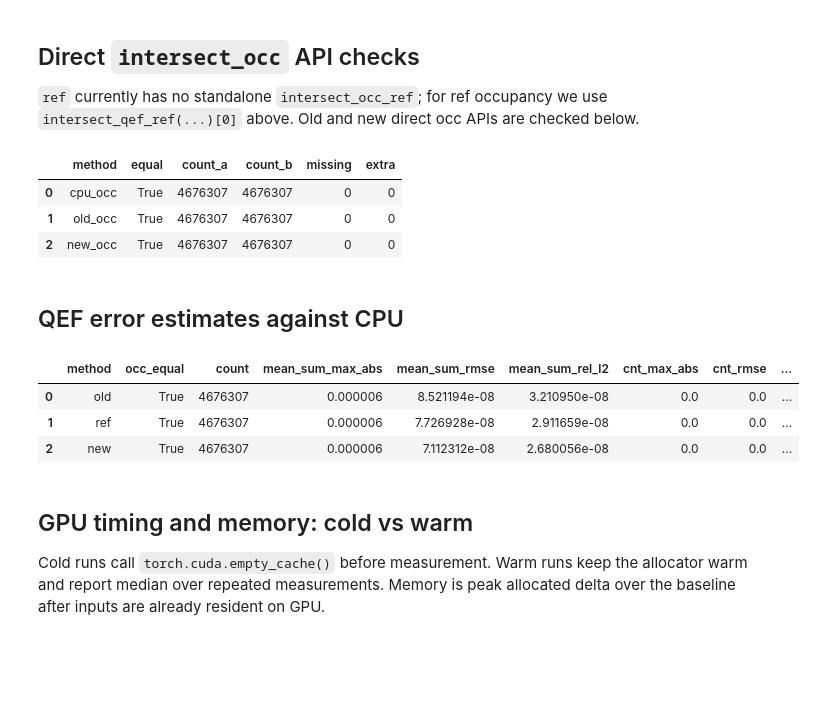
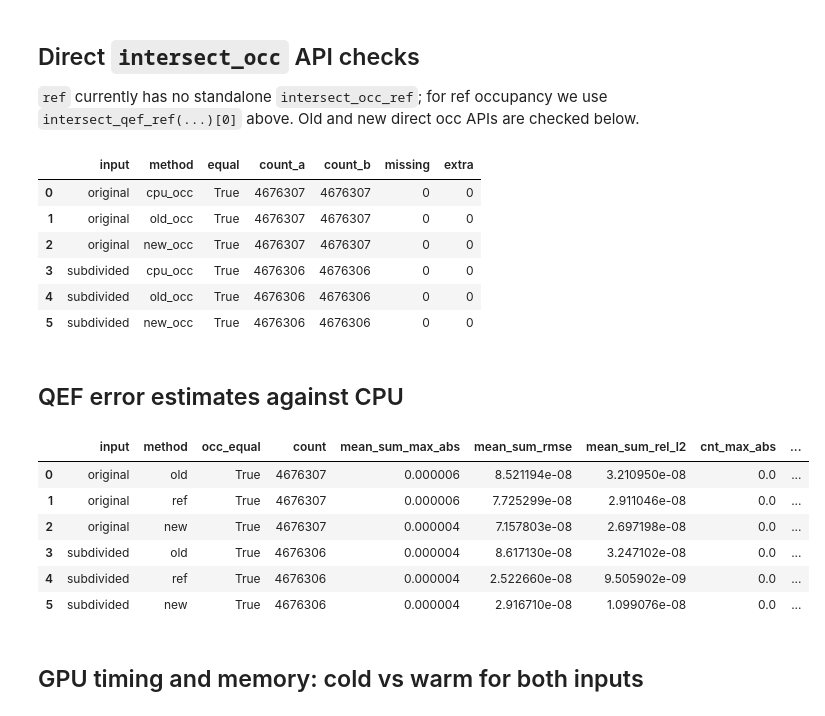
Before and after one commit to quantaji/o-voxel-gpu, a Jupyter notebook: notebooks/2026-06-27_01_intersect_qef_compare.ipynb, the cells around one changed output. Drawn from its saved outputs; the diff is of its cells as text; code cells hidden in the pictures; blank space fills up the shorter version.

```diff
--- a/notebooks/2026-06-27_01_intersect_qef_compare.ipynb
+++ b/notebooks/2026-06-27_01_intersect_qef_compare.ipynb
@@ -29,6 +29,8 @@ assert torch.cuda.is_available(), 'CUDA is required for this notebook'
 # GRID_SIZE = int(os.environ.get('FDG_GRID_SIZE', '128'))
 GRID_SIZE = 512
 CHUNK_TRIANGLES = int(os.environ.get('FDG_CHUNK_TRIANGLES', '20000'))
+SUBDIVIDE_AREA_THRESHOLD = float(os.environ.get('FDG_SUBDIVIDE_AREA_THRESHOLD', str(1.0 / (GRID_SIZE * GRID_SIZE))))
+SUBDIVIDE_MAX_ITERS = int(os.environ.get('FDG_SUBDIVIDE_MAX_ITERS', '12'))
 
 print('repo:', ROOT)
 print('python:', sys.executable)
@@ -36,6 +38,7 @@ print('torch:', torch.__version__, 'cuda:', torch.version.cuda)
 print('device:', torch.cuda.get_device_name(DEVICE))
 print('MAX_JOBS:', os.environ['MAX_JOBS'])
 print('GRID_SIZE:', GRID_SIZE, 'CHUNK_TRIANGLES:', CHUNK_TRIANGLES)
+print('SUBDIVIDE_AREA_THRESHOLD:', SUBDIVIDE_AREA_THRESHOLD, 'SUBDIVIDE_MAX_ITERS:', SUBDIVIDE_MAX_ITERS)
 # %% [output]
 repo: /mnt/nvmefs/Projects/o-voxel-gpu
 python: /home/quanta/.conda/envs/symm-enforce/bin/python
@@ -361,41 +550,47 @@ for name in ['old', 'ref', 'new']:
 
 `ref` currently has no standalone `intersect_occ_ref`; for ref occupancy we use `intersect_qef_ref(...)[0]` above. Old and new direct occ APIs are checked below.
 # %%
-occ_direct = {
-    'cpu_occ': canonicalize_occ(ext.intersect_occ_cpu(triangles_cpu, voxel_size_cpu, grid_range_cpu, CHUNK_TRIANGLES)),
-    'old_occ': canonicalize_occ(ext.intersect_occ_old(triangles_cuda, voxel_size_cpu, grid_range_cpu, CHUNK_TRIANGLES)),
-    'new_occ': canonicalize_occ(ext.intersect_occ(triangles_cuda, voxel_size_cpu, grid_range_cpu, CHUNK_TRIANGLES)),
-}
-torch.cuda.synchronize()
+occ_api_rows = []
+for input_name, case in INPUT_CASES.items():
+    occ_direct = {
+        'cpu_occ': canonicalize_occ(ext.intersect_occ_cpu(case['triangles_cpu'], voxel_size_cpu, grid_range_cpu, CHUNK_TRIANGLES)),
+        'old_occ': canonicalize_occ(ext.intersect_occ_old(case['triangles_cuda'], voxel_size_cpu, grid_range_cpu, CHUNK_TRIANGLES)),
+        'new_occ': canonicalize_occ(ext.intersect_occ(case['triangles_cuda'], voxel_size_cpu, grid_range_cpu, CHUNK_TRIANGLES)),
+    }
+    torch.cuda.synchronize()
 
-occ_api_rows = []
-for name, occ in occ_direct.items():
-    occ_api_rows.append({'method': name, **compare_occ(canon['cpu'], occ)})
+    for name, occ in occ_direct.items():
+        row = {'input': input_name, 'method': name, **compare_occ(CASE_CANON[input_name]['cpu'], occ)}
+        occ_api_rows.append(row)
+        assert row['equal'], f'{input_name} {name} differs from cpu qef occupancy'
+
 show_rows(occ_api_rows)
-
-for name, occ in occ_direct.items():
-    assert compare_occ(canon['cpu'], occ)['equal'], f'{name} differs from cpu qef occupancy'
 # %% [output]
-|  | method | equal | count_a | count_b | missing | extra |
-| 0 | cpu_occ | True | 4676307 | 4676307 | 0 | 0 |
-| 1 | old_occ | True | 4676307 | 4676307 | 0 | 0 |
-| 2 | new_occ | True | 4676307 | 4676307 | 0 | 0 |
+|  | input | method | equal | count_a | count_b | missing | extra |
+| 0 | original | cpu_occ | True | 4676307 | 4676307 | 0 | 0 |
+| 1 | original | old_occ | True | 4676307 | 4676307 | 0 | 0 |
+| 2 | original | new_occ | True | 4676307 | 4676307 | 0 | 0 |
+| 3 | subdivided | cpu_occ | True | 4676306 | 4676306 | 0 | 0 |
+| 4 | subdivided | old_occ | True | 4676306 | 4676306 | 0 | 0 |
+| 5 | subdivided | new_occ | True | 4676306 | 4676306 | 0 | 0 |
 # %% [markdown]
 ## QEF error estimates against CPU
 # %%
 qef_rows = []
-for name in ['old', 'ref', 'new']:
-    qef_rows.append({'method': name, **qef_error_metrics(canon['cpu'], canon[name])})
+for input_name, canon in CASE_CANON.items():
+    for name in ['old', 'ref', 'new']:
+        qef_rows.append({'input': input_name, 'method': name, **qef_error_metrics(canon['cpu'], canon[name])})
 show_rows(qef_rows)
 # %% [output]
-|  | method | occ_equal | count | mean_sum_max_abs | mean_sum_rmse | mean_sum_rel_l2 | cnt_max_abs | cnt_rmse | ... |
-| 0 | old | True | 4676307 | 0.000006 | 8.521194e-08 | 3.210950e-08 | 0.0 | 0.0 | ... |
-| 1 | ref | True | 4676307 | 0.000006 | 7.726928e-08 | 2.911659e-08 | 0.0 | 0.0 | ... |
-| 2 | new | True | 4676307 | 0.000006 | 7.112312e-08 | 2.680056e-08 | 0.0 | 0.0 | ... |
+|  | input | method | occ_equal | count | mean_sum_max_abs | mean_sum_rmse | mean_sum_rel_l2 | cnt_max_abs | ... |
+| 0 | original | old | True | 4676307 | 0.000006 | 8.521194e-08 | 3.210950e-08 | 0.0 | ... |
+| 1 | original | ref | True | 4676307 | 0.000006 | 7.725299e-08 | 2.911046e-08 | 0.0 | ... |
+| 2 | original | new | True | 4676307 | 0.000004 | 7.157803e-08 | 2.697198e-08 | 0.0 | ... |
+| 3 | subdivided | old | True | 4676306 | 0.000004 | 8.617130e-08 | 3.247102e-08 | 0.0 | ... |
+| 4 | subdivided | ref | True | 4676306 | 0.000004 | 2.522660e-08 | 9.505902e-09 | 0.0 | ... |
+| 5 | subdivided | new | True | 4676306 | 0.000004 | 2.916710e-08 | 1.099076e-08 | 0.0 | ... |
-# %% [markdown]
-## GPU timing and memory: cold vs warm
-
-Cold runs call `torch.cuda.empty_cache()` before measurement. Warm runs keep the allocator warm and report median over repeated measurements. Memory is peak allocated delta over the baseline after inputs are already resident on GPU.
+# %% [markdown]
+## GPU timing and memory: cold vs warm for both inputs
 # %%
 def timed_cuda_call(fn, cold=False):
     if cold:
```
Also changed, not shown: parts of 8 cells of this notebook.
